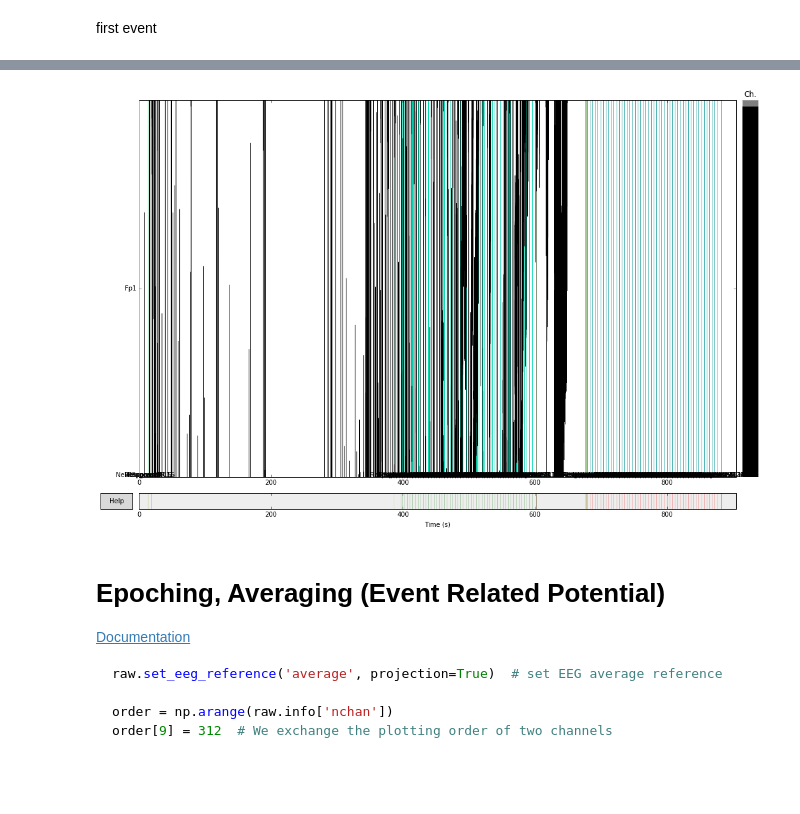
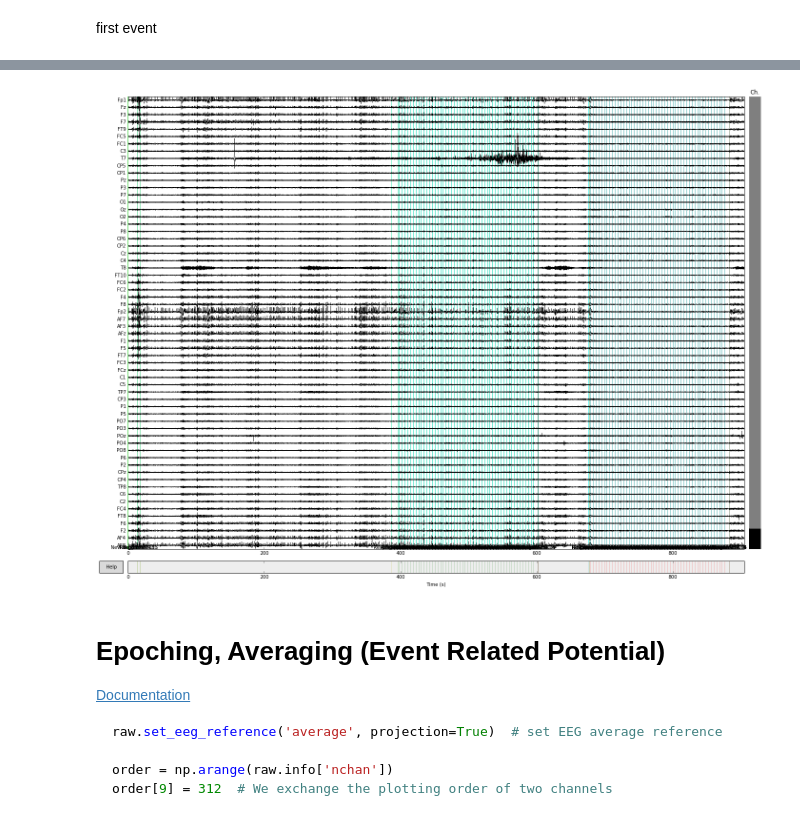
Before and after one commit to atsukoba/MNE-Python-Training, a Jupyter notebook: brainvision_raw.ipynb, the cells around one changed output, grey strips where cells are left out. Drawn from its saved outputs; the diff is of its cells as text; code cells hidden in the pictures; blank space fills up the shorter version.

```diff
--- a/brainvision_raw.ipynb
+++ b/brainvision_raw.ipynb
@@ -236,10 +242,12 @@ end = events[-1][0] + 2000
 # %%
-raw.plot(events=events, block=True, duration=904999, n_channels=,
-         highpass=1, lowpass=40)
+rcParams['figure.figsize'] = 20, 15  # fig size (inches)
+
+raw.plot(events=events, block=True, duration=904999, n_channels=62,
+         highpass=1, lowpass=40, scalings={"eeg":20e-5, "eog":150e-6})
 
 None
 # %% [output]
-[figure, old version]
+[figure, new version]
 # %% [markdown]
 # Epoching, Averaging (Event Related Potential)
 
```
Also changed, not shown: parts of 20 cells of this notebook.
